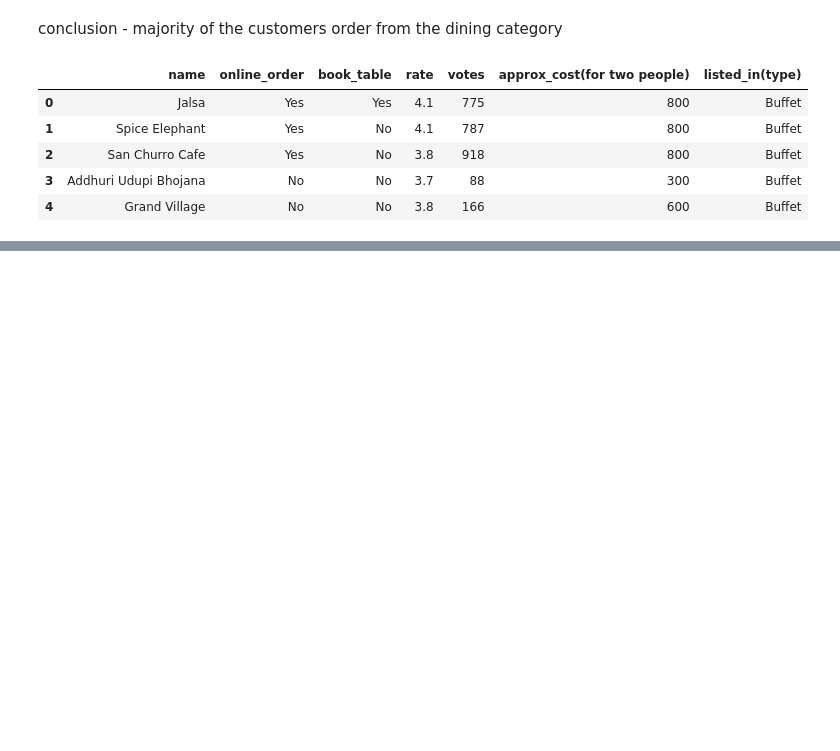
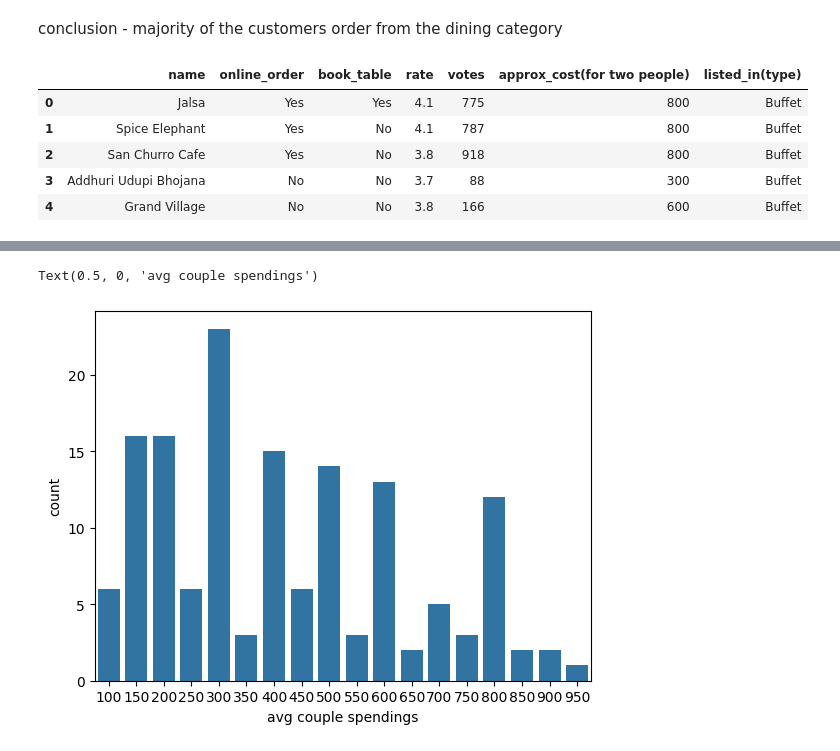
Before and after one commit to codewmanas/Zomato-Analysis, a Jupyter notebook: Zomato.ipynb, the cells around one changed output, grey strips where cells are left out. Drawn from its saved outputs; the diff is of its cells as text; code cells hidden in the pictures; blank space fills up the shorter version.

```diff
--- a/Zomato.ipynb
+++ b/Zomato.ipynb
@@ -114,0 +145,6 @@ Text(0, 0.5, 'Number of Votes')
+# %%
+sns.countplot(x=dataframe['approx_cost(for two people)'])
+plt.xlabel("avg couple spendings")
+# %% [output]
+Text(0.5, 0, 'avg couple spendings')
+[figure, added]
```
Also changed, not shown: parts of 11 cells of this notebook.
